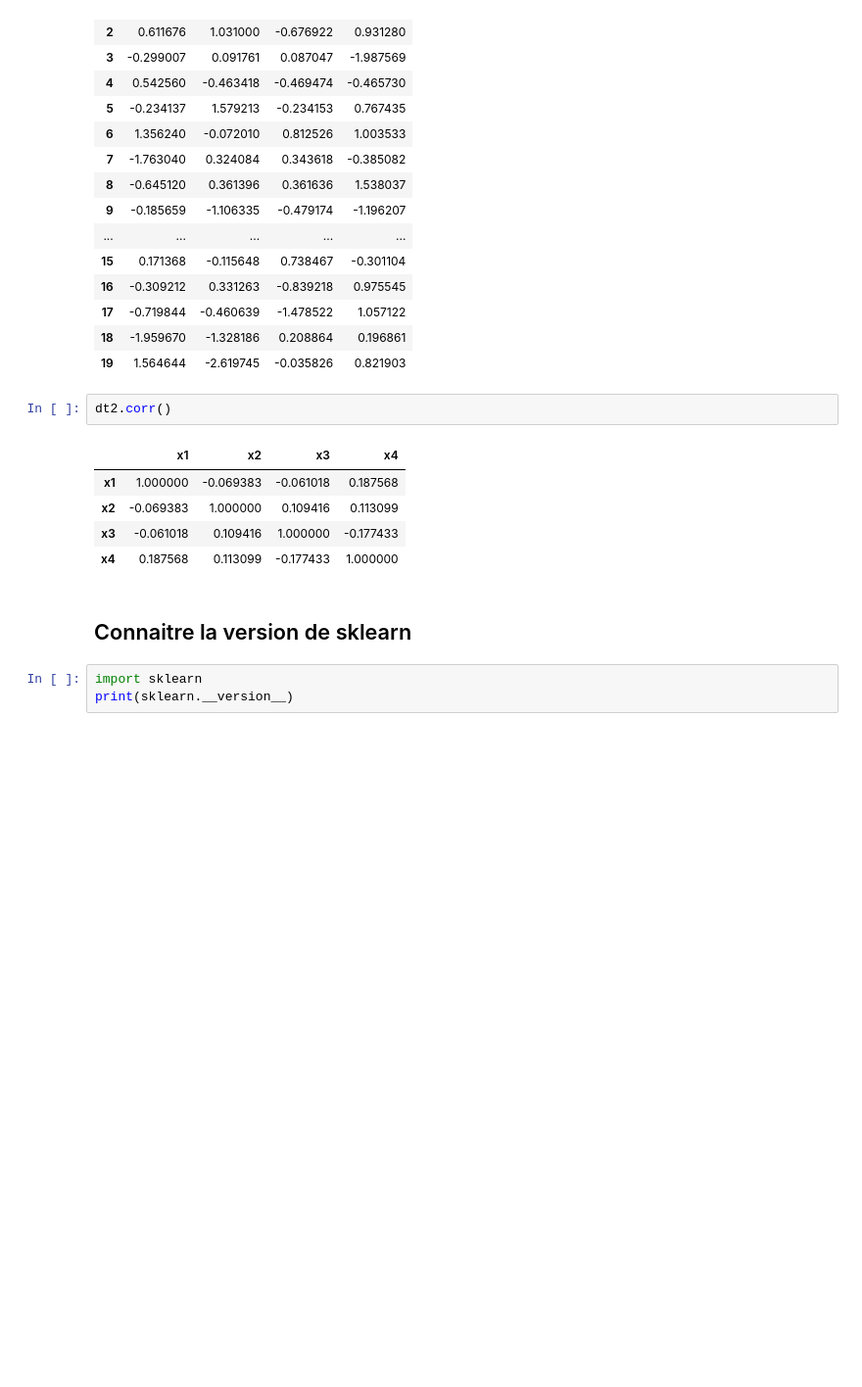
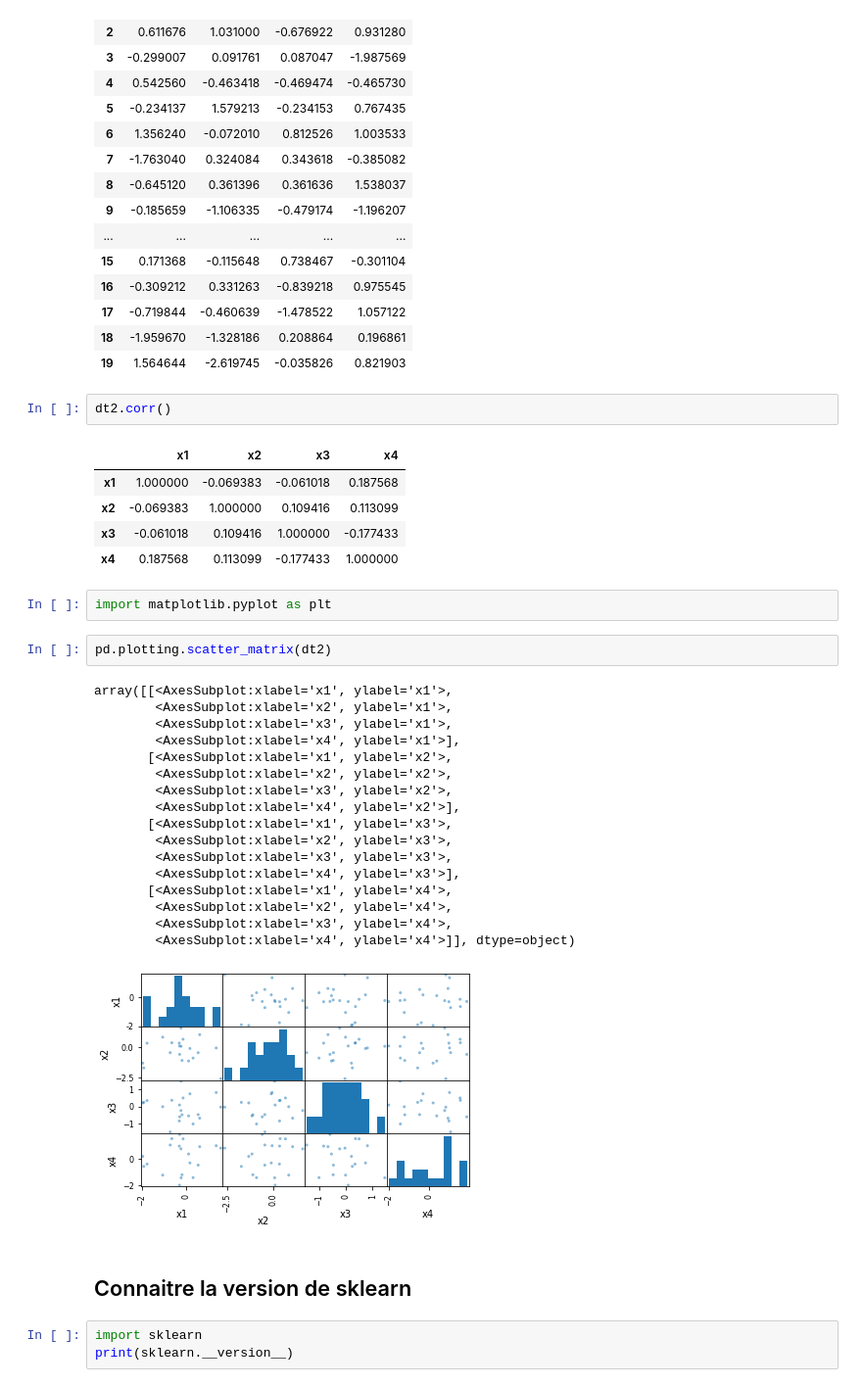
Before and after one commit to germanlinux/notebooks, a Jupyter notebook: python_datasc/delete_row.ipynb, the cells around one changed output. Shown at 98% size. Saved outputs shown, nothing was run; the diff lists cells and outputs as text; blank space fills up the shorter version.

```diff
--- a/python_datasc/delete_row.ipynb
+++ b/python_datasc/delete_row.ipynb
@@ -162,6 +163,28 @@ dt2.corr()
 | x2 | -0.069383 | 1.000000 | 0.109416 | 0.113099 |
 | x3 | -0.061018 | 0.109416 | 1.000000 | -0.177433 |
 | x4 | 0.187568 | 0.113099 | -0.177433 | 1.000000 |
+# %%
+import matplotlib.pyplot as plt
+# %%
+pd.plotting.scatter_matrix(dt2)
+# %% [output]
+array([[<AxesSubplot:xlabel='x1', ylabel='x1'>,
+        <AxesSubplot:xlabel='x2', ylabel='x1'>,
+        <AxesSubplot:xlabel='x3', ylabel='x1'>,
+        <AxesSubplot:xlabel='x4', ylabel='x1'>],
+       [<AxesSubplot:xlabel='x1', ylabel='x2'>,
+        <AxesSubplot:xlabel='x2', ylabel='x2'>,
+        <AxesSubplot:xlabel='x3', ylabel='x2'>,
+        <AxesSubplot:xlabel='x4', ylabel='x2'>],
+       [<AxesSubplot:xlabel='x1', ylabel='x3'>,
+        <AxesSubplot:xlabel='x2', ylabel='x3'>,
+        <AxesSubplot:xlabel='x3', ylabel='x3'>,
+        <AxesSubplot:xlabel='x4', ylabel='x3'>],
+       [<AxesSubplot:xlabel='x1', ylabel='x4'>,
+        <AxesSubplot:xlabel='x2', ylabel='x4'>,
+        <AxesSubplot:xlabel='x3', ylabel='x4'>,
+        <AxesSubplot:xlabel='x4', ylabel='x4'>]], dtype=object)
+[figure, added]
 # %% [markdown]
 ##  Connaitre la version de sklearn
 # %%
```
Also changed, not shown: parts of 2 cells of this notebook.
